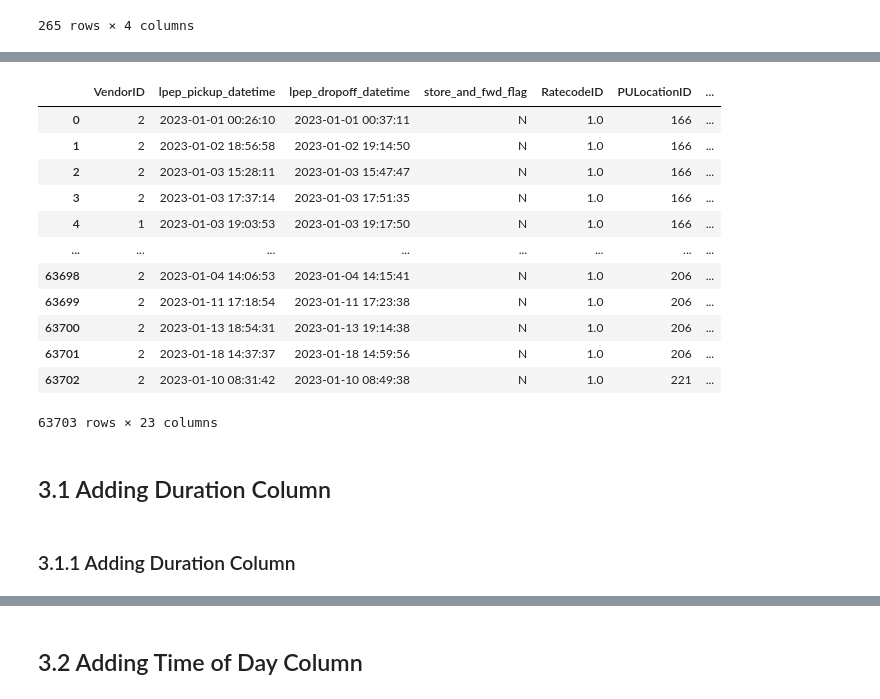
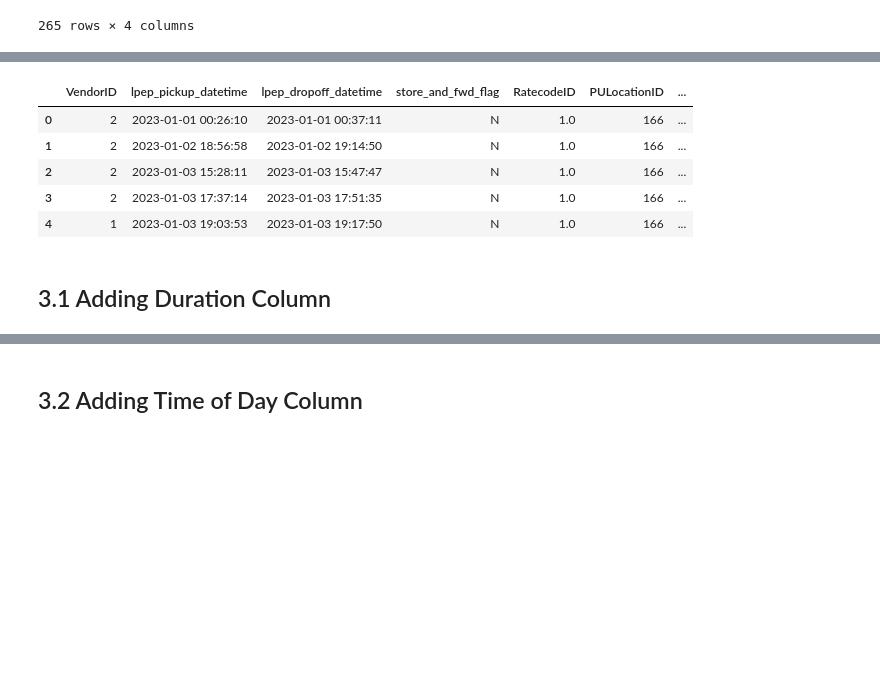
Before and after one commit to d-widyantama/Capstone2-Purwadhika, a Jupyter notebook: V1-EDA-NYCTaxi.ipynb, the cells around one changed output, grey strips where cells are left out. Cells and saved outputs as stored; diff of their text form; code cells hidden in the pictures; blank space fills up the shorter version.

```diff
--- a/V1-EDA-NYCTaxi.ipynb
+++ b/V1-EDA-NYCTaxi.ipynb
@@ -536,7 +563,7 @@ display(df[df['lpep_pickup_datetime'].dt.year < 2023])
 #find index where data outside 2023 located
 yearNotIncluded = df[df['lpep_pickup_datetime'].dt.year < 2023].index
 # %%
-# df.drop(index=yearNotIncluded, inplace=True)
+df.drop(index=yearNotIncluded, inplace=True)
 # %% [markdown]
 > **Recap on Data Anomaly Findings**
 > - Cleared **174 rows** containing negative value of trip fares
@@ -618,7 +637,7 @@ Zooming in further we can see the duration between pickup and drop-off are appro
 # %%
 #Finding the index & dropping the row with outlier
 indexTripDistOutlier = df[df['trip_distance'] > 200].index
-#df.drop(indexTripDistOutlier, inplace=True)
+df.drop(indexTripDistOutlier, inplace=True)
 # %%
 #Check trip_distance distribution by boxplot after removing extreme outlier
 df['trip_distance'].plot(kind='box')
@@ -739,25 +738,16 @@ df = df[['VendorID', 'lpep_pickup_datetime', 'lpep_dropoff_datetime',
        'tip_amount', 'tolls_amount', 'improvement_surcharge', 'total_amount',
        'payment_type', 'trip_type', 'congestion_surcharge']]
 # %%
-df
+df.head()
 # %% [output]
 |  | VendorID | lpep_pickup_datetime | lpep_dropoff_datetime | store_and_fwd_flag | RatecodeID | PULocationID | ... |
 | 0 | 2 | 2023-01-01 00:26:10 | 2023-01-01 00:37:11 | N | 1.0 | 166 | ... |
 | 1 | 2 | 2023-01-02 18:56:58 | 2023-01-02 19:14:50 | N | 1.0 | 166 | ... |
 | 2 | 2 | 2023-01-03 15:28:11 | 2023-01-03 15:47:47 | N | 1.0 | 166 | ... |
 | 3 | 2 | 2023-01-03 17:37:14 | 2023-01-03 17:51:35 | N | 1.0 | 166 | ... |
 | 4 | 1 | 2023-01-03 19:03:53 | 2023-01-03 19:17:50 | N | 1.0 | 166 | ... |
-| ... | ... | ... | ... | ... | ... | ... | ... |
-| 63698 | 2 | 2023-01-04 14:06:53 | 2023-01-04 14:15:41 | N | 1.0 | 206 | ... |
-| 63699 | 2 | 2023-01-11 17:18:54 | 2023-01-11 17:23:38 | N | 1.0 | 206 | ... |
-| 63700 | 2 | 2023-01-13 18:54:31 | 2023-01-13 19:14:38 | N | 1.0 | 206 | ... |
-| 63701 | 2 | 2023-01-18 14:37:37 | 2023-01-18 14:59:56 | N | 1.0 | 206 | ... |
-| 63702 | 2 | 2023-01-10 08:31:42 | 2023-01-10 08:49:38 | N | 1.0 | 221 | ... |
-63703 rows × 23 columns
 # %% [markdown]
 ## 3.1 Adding Duration Column
-# %% [markdown]
-### 3.1.1 Adding Duration Column
 # %%
 #Duration obtained by substracting lpep_dropoff_datetime - lpep_pickup_datetime
 df['trip_duration'] = df['lpep_dropoff_datetime'] - df['lpep_pickup_datetime']
```
Also changed, not shown: parts of 108 cells of this notebook.
